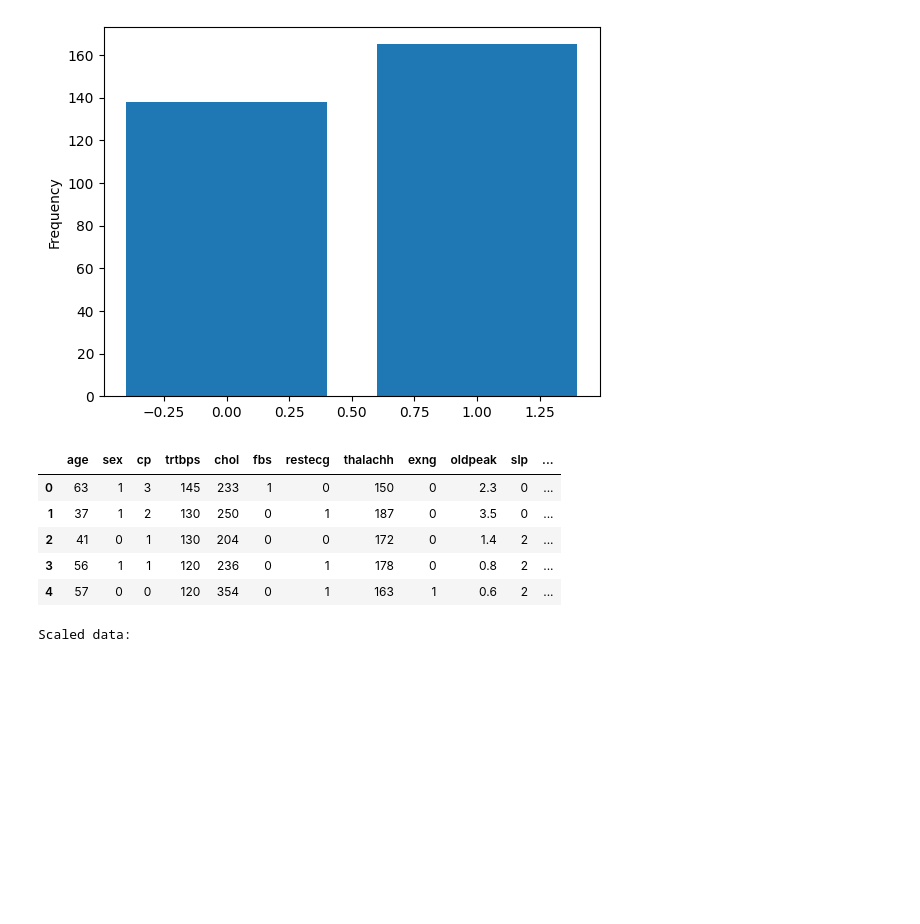
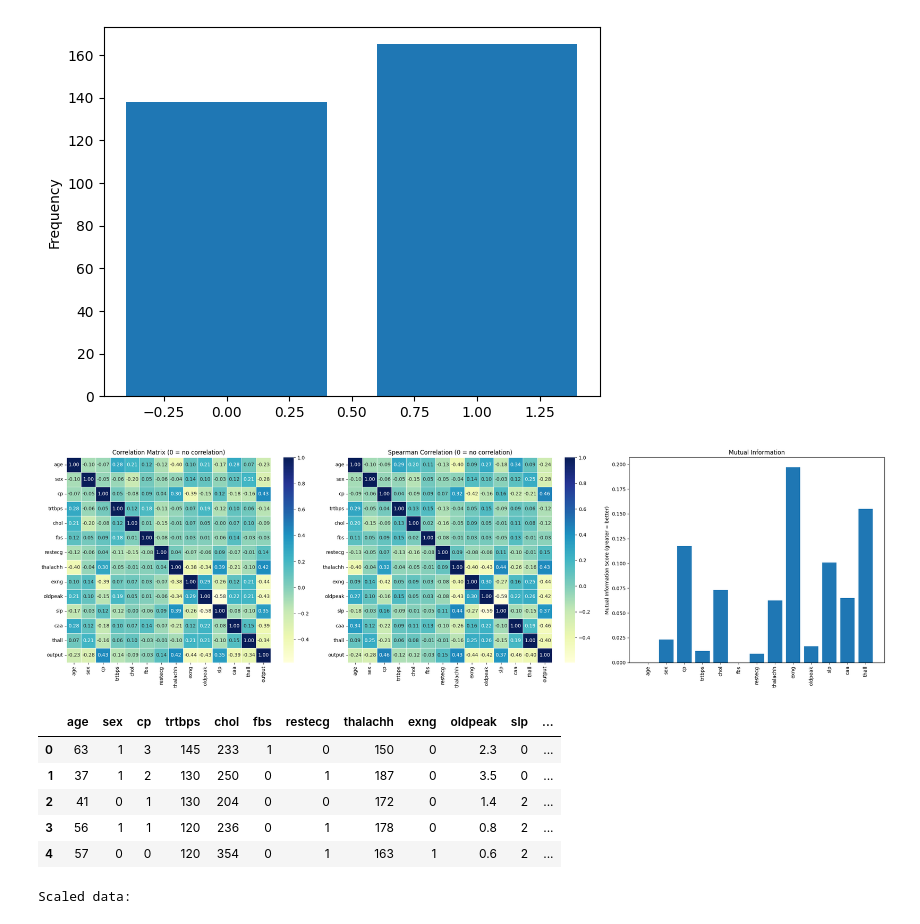
Before and after one commit to TimeLegend35/ml_group4_heart_attack, a Jupyter notebook: tobi3.ipynb, the cells around one changed output. Saved outputs shown, nothing was run; the diff lists cells and outputs as text; code cells hidden in the pictures; blank space fills up the shorter version.

```diff
--- a/tobi3.ipynb
+++ b/tobi3.ipynb
@@ -1,25 +1,70 @@
 # %%
 import pandas as pd
+import matplotlib.pyplot as plt
+import seaborn as sns
 
 heart = pd.read_csv("data/raw_dataset/heart.csv")
 
 from sklearn import preprocessing
 import numpy as np
 import matplotlib.pyplot as plt
+from sklearn.feature_selection import mutual_info_regression
 
 # separate the target variable from the features
 heart_target = heart['output']
 heart_data = heart.drop('output', axis=1)
 
 # plot the class distribution
 class_dist = pd.Series(heart_target).value_counts()
 plt.bar(class_dist.index, class_dist)
 plt.ylabel("Frequency")
 plt.show()
 
-heart_data.head()
+# Correlation matrix
+corr_matrix = heart.corr()
+
+# Spearman correlation
+spearman_corr = heart.corr(method='spearman')
+
+# Mutual Information
+mutual_info = mutual_info_regression(heart_data, heart_target)
+mutual_info = pd.Series(mutual_info)
+mutual_info.index = heart_data.columns
+
+# Create subplots
+fig, axs = plt.subplots(1, 3, figsize=(24, 7))
+
+# Plot correlation matrix
+sns.heatmap(corr_matrix,
+            annot=True,
+            linewidths=0.5,
+            fmt= ".2f",
+            cmap="YlGnBu",
+            ax=axs[0])
+axs[0].set_title('Correlation Matrix (0 = no correlation)')
+
+# Plot Spearman correlation
+sns.heatmap(spearman_corr,
+            annot=True,
+            linewidths=0.5,
+            fmt= ".2f",
+            cmap="YlGnBu",
+            ax=axs[1])
+axs[1].set_title('Spearman Correlation (0 = no correlation)')
+
+# Plot Mutual Information
+axs[2].bar(mutual_info.index, mutual_info)
+plt.xticks(rotation=90)
+axs[2].set_ylabel('Mutual Information Score (greater = better)')
+axs[2].set_title('Mutual Information')
+
+plt.tight_layout()
+plt.show()
+
+display(heart_data.head())
 # %% [output]
 [figure]
+[figure, added]
 |  | age | sex | cp | trtbps | chol | fbs | restecg | thalachh | exng | oldpeak | slp | ... |
 | 0 | 63 | 1 | 3 | 145 | 233 | 1 | 0 | 150 | 0 | 2.3 | 0 | ... |
 | 1 | 37 | 1 | 2 | 130 | 250 | 0 | 1 | 187 | 0 | 3.5 | 0 | ... |
```
Also changed, not shown: parts of 5 cells of this notebook.
